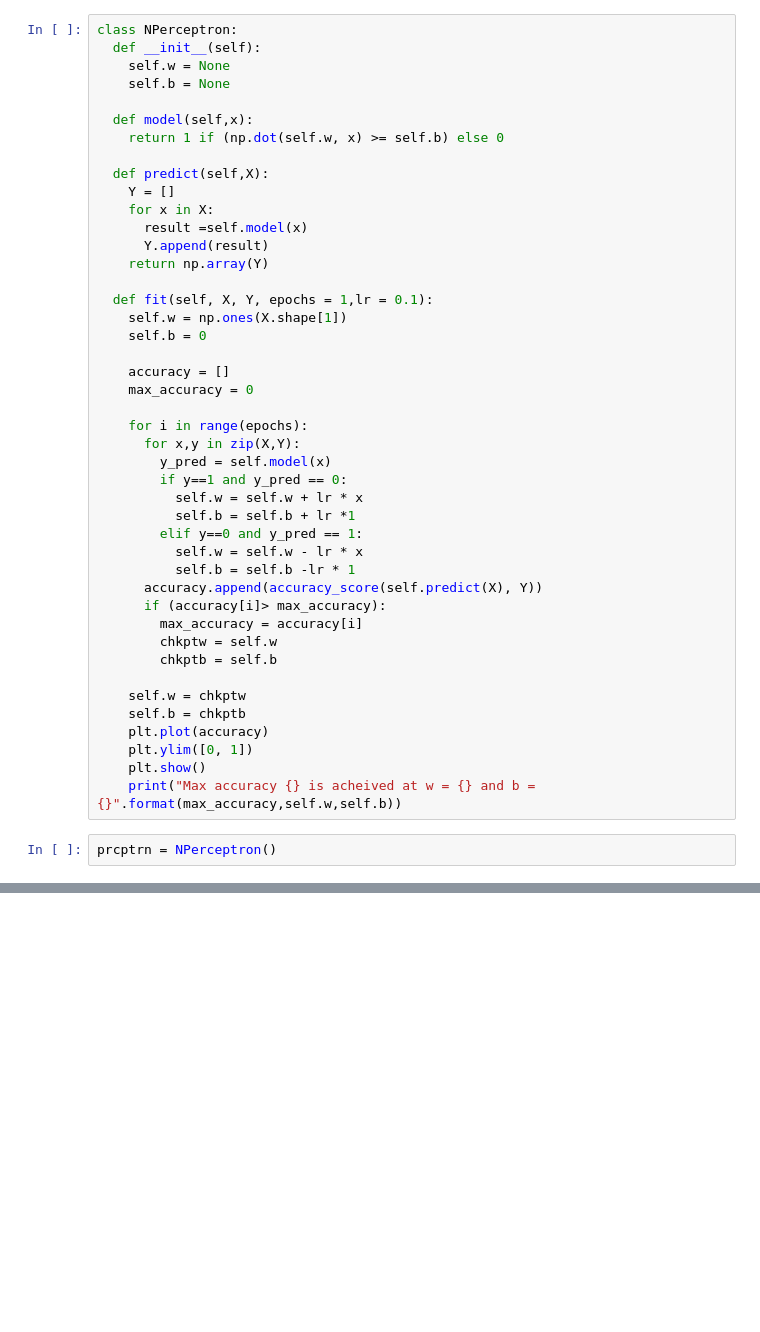
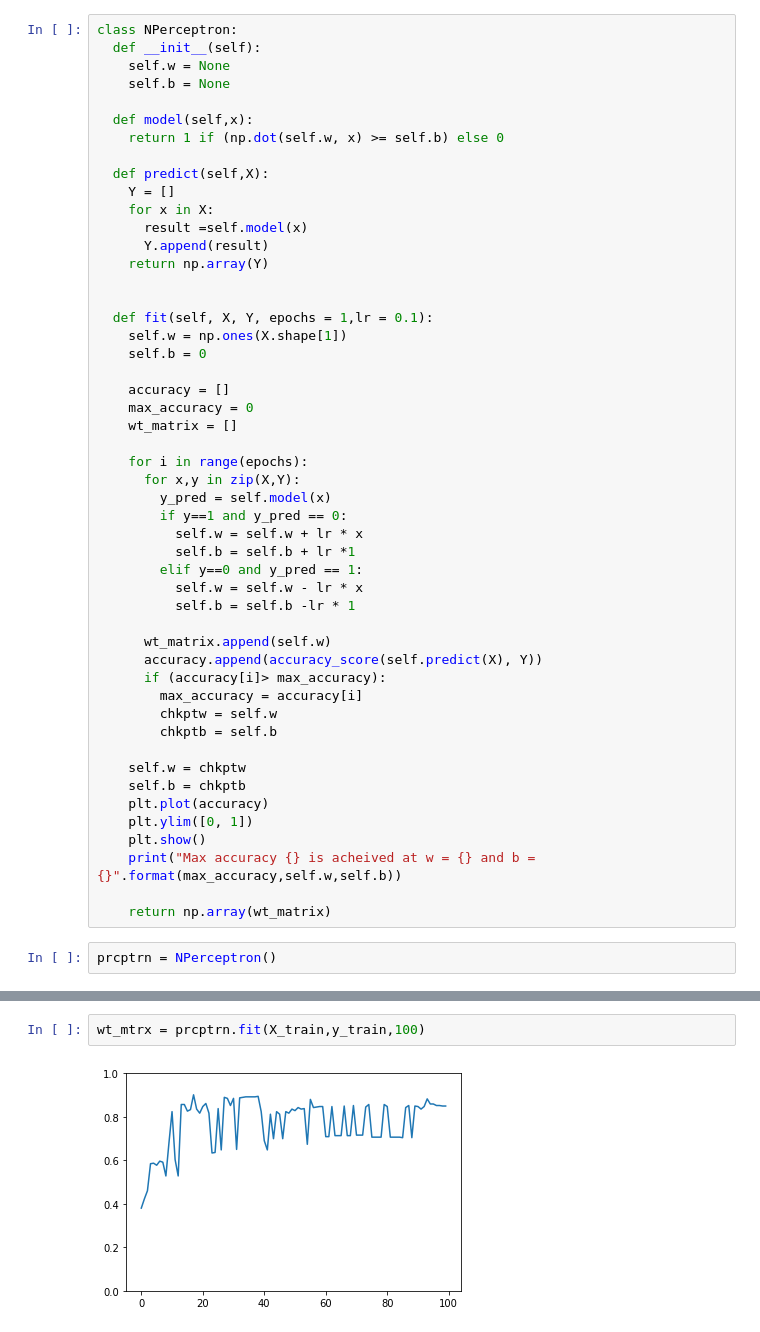
Before and after one commit to Mitesh512/Breast_Cancer_MP_Neuron, a Jupyter notebook: MP_Neuron_breast_cancer.ipynb, the cells around one changed output, grey strips where cells are left out. Saved outputs shown, nothing was run; the diff lists cells and outputs as text; blank space fills up the shorter version.

```diff
--- a/MP_Neuron_breast_cancer.ipynb
+++ b/MP_Neuron_breast_cancer.ipynb
@@ -484,12 +484,14 @@ class NPerceptron:
       Y.append(result)
     return np.array(Y)
 
+
   def fit(self, X, Y, epochs = 1,lr = 0.1):
     self.w = np.ones(X.shape[1])
     self.b = 0
 
     accuracy = []
     max_accuracy = 0
+    wt_matrix = []
 
     for i in range(epochs):
       for x,y in zip(X,Y):
@@ -500,6 +502,8 @@ class NPerceptron:
         elif y==0 and y_pred == 1:
           self.w = self.w - lr * x
           self.b = self.b -lr * 1
+
+      wt_matrix.append(self.w)
       accuracy.append(accuracy_score(self.predict(X), Y))
       if (accuracy[i]> max_accuracy):
         max_accuracy = accuracy[i]
@@ -512,6 +516,8 @@ class NPerceptron:
     plt.ylim([0, 1])
     plt.show()
     print("Max accuracy {} is acheived at w = {} and b ={}".format(max_accuracy,self.w,self.b))
+
+    return np.array(wt_matrix)
 # %%
 prcptrn = NPerceptron()
 # %%
@@ -528,0 +548,4 @@ Max accuracy 0.92018779342723 is acheived at w = [ 3.28163400e+01  1.65238000e+0
+# %%
+wt_mtrx = prcptrn.fit(X_train,y_train,100)
+# %% [output]
+[figure, added]
```
Also changed, not shown: parts of 13 cells of this notebook.
